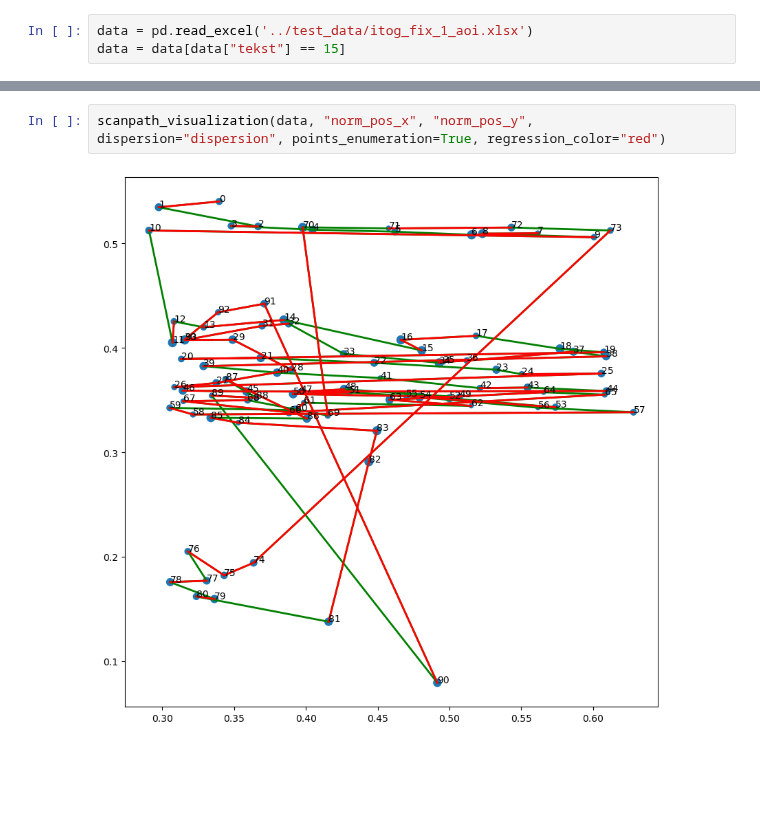
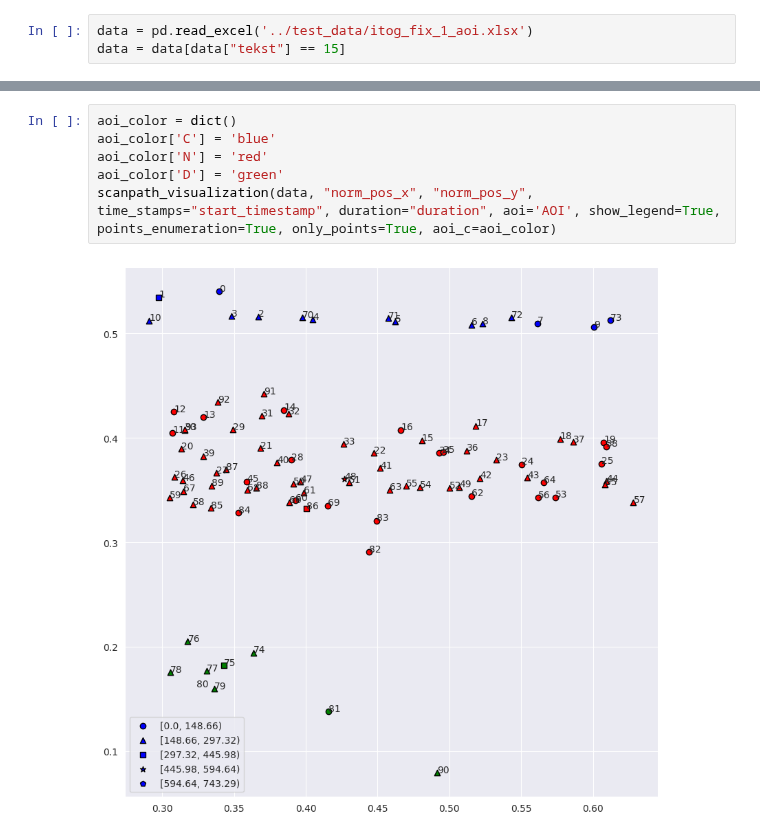
Before and after one commit to hse-scila/EyeFeatures, a Jupyter notebook: eyetracking/visualization/visualization_test.ipynb, the cells around one changed output, grey strips where cells are left out. Cells and saved outputs as stored; diff of their text form; blank space fills up the shorter version.

```diff
--- a/eyetracking/visualization/visualization_test.ipynb
+++ b/eyetracking/visualization/visualization_test.ipynb
@@ -22,4 +35,8 @@ scanpath_visualization(data, "norm_pos_x", "norm_pos_y", dispersion="dispersion"
 # %%
-scanpath_visualization(data, "norm_pos_x", "norm_pos_y", dispersion="dispersion", points_enumeration=True, regression_color="red")
+aoi_color = dict()
+aoi_color['C'] = 'blue'
+aoi_color['N'] = 'red'
+aoi_color['D'] = 'green'
+scanpath_visualization(data, "norm_pos_x", "norm_pos_y", time_stamps="start_timestamp", duration="duration", aoi='AOI', show_legend=True, points_enumeration=True, only_points=True, aoi_c=aoi_color)
 # %% [output]
-[figure, old version]
+[figure, new version]
```
Also changed, not shown: parts of 6 cells of this notebook.
